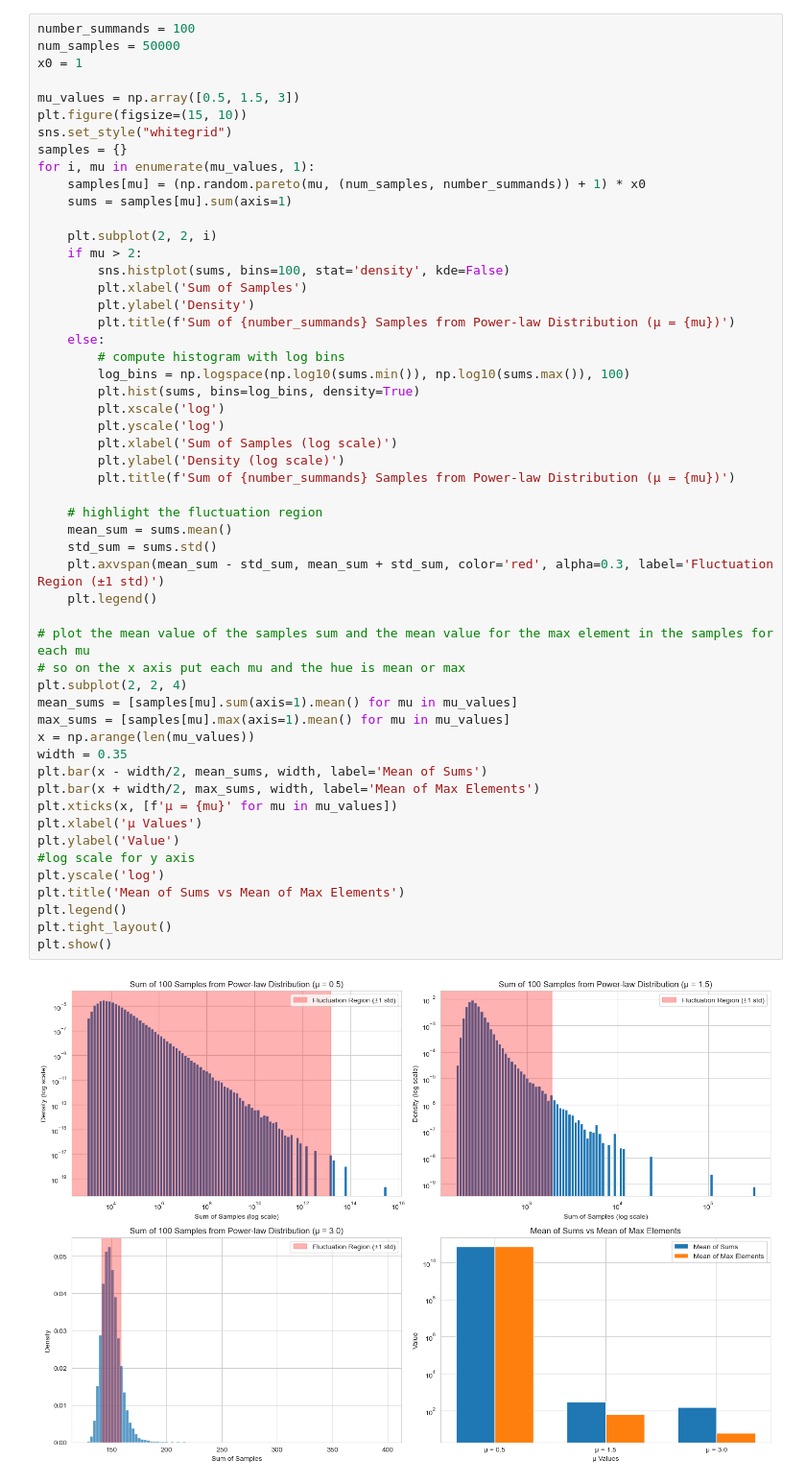
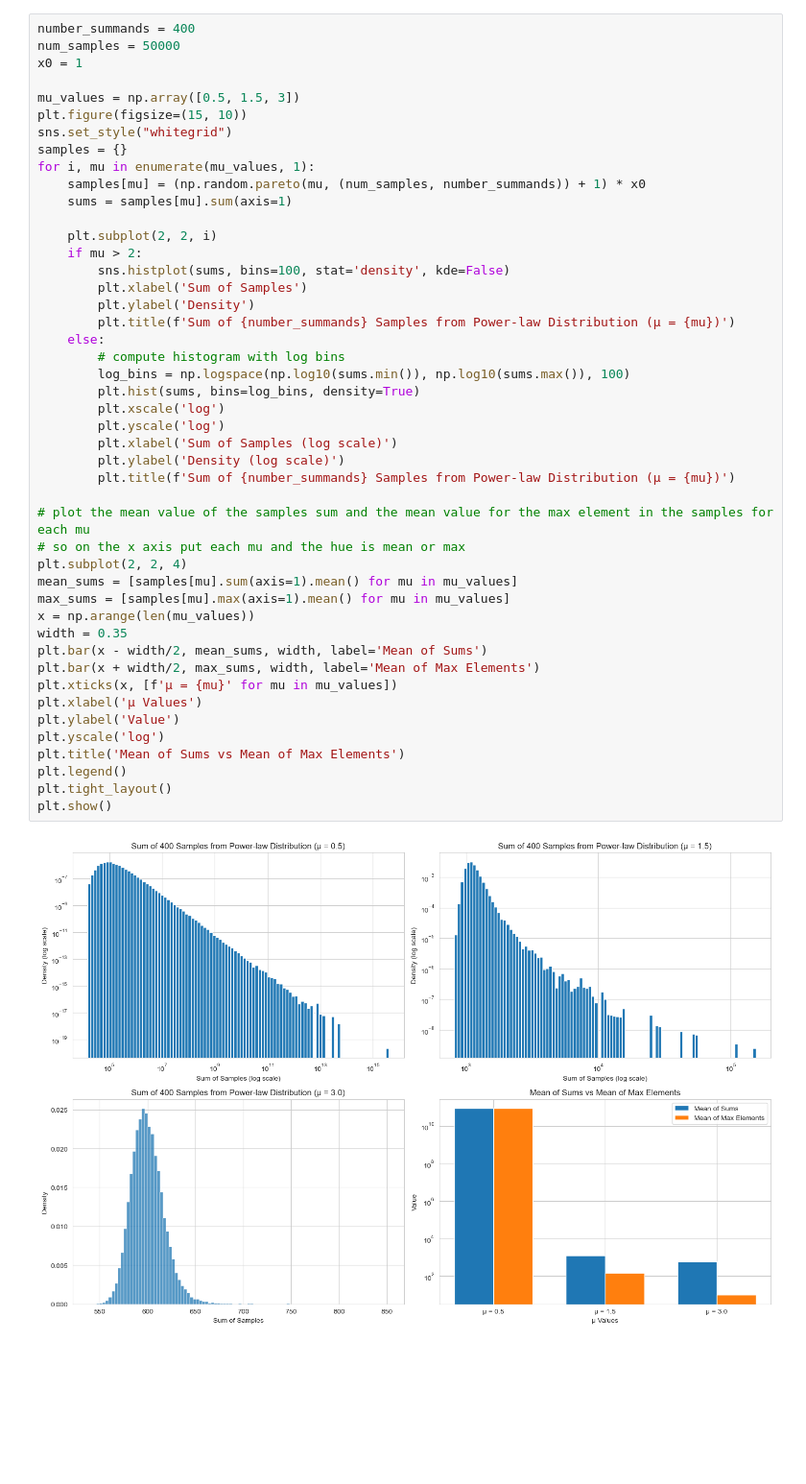
Before and after one commit to daxus4/complex_system_econophysics, a Jupyter notebook: 1_fat_tails.ipynb, the cells around one changed output. Shown at 96% size. Drawn from its saved outputs; the diff is of its cells as text; blank space fills up the shorter version.

```diff
--- a/1_fat_tails.ipynb
+++ b/1_fat_tails.ipynb
@@ -87,7 +86,7 @@ $$
 
 **Goal:** Understand how the exponent $\mu$ controls the applicability of the Central Limit Theorem and how extreme events influence the sum of fat-tailed random variables.
 # %%
-number_summands = 100
+number_summands = 400
 num_samples = 50000
 x0 = 1
 
@@ -106,39 +105,32 @@ for i, mu in enumerate(mu_values, 1):
         plt.ylabel('Density')
         plt.title(f'Sum of {number_summands} Samples from Power-law Distribution (μ = {mu})')
     else:
         # compute histogram with log bins
         log_bins = np.logspace(np.log10(sums.min()), np.log10(sums.max()), 100)
         plt.hist(sums, bins=log_bins, density=True)
         plt.xscale('log')
         plt.yscale('log')
         plt.xlabel('Sum of Samples (log scale)')
         plt.ylabel('Density (log scale)')
         plt.title(f'Sum of {number_summands} Samples from Power-law Distribution (μ = {mu})')
 
-    # highlight the fluctuation region
-    mean_sum = sums.mean()
-    std_sum = sums.std()
-    plt.axvspan(mean_sum - std_sum, mean_sum + std_sum, color='red', alpha=0.3, label='Fluctuation Region (±1 std)')
-    plt.legend()
-
 # plot the mean value of the samples sum and the mean value for the max element in the samples for each mu
 # so on the x axis put each mu and the hue is mean or max
 plt.subplot(2, 2, 4)
 mean_sums = [samples[mu].sum(axis=1).mean() for mu in mu_values]
 max_sums = [samples[mu].max(axis=1).mean() for mu in mu_values]
 x = np.arange(len(mu_values))
 width = 0.35
 plt.bar(x - width/2, mean_sums, width, label='Mean of Sums')
 plt.bar(x + width/2, max_sums, width, label='Mean of Max Elements')
 plt.xticks(x, [f'μ = {mu}' for mu in mu_values])
 plt.xlabel('μ Values')
 plt.ylabel('Value')
-#log scale for y axis
 plt.yscale('log')
 plt.title('Mean of Sums vs Mean of Max Elements')
 plt.legend()
 plt.tight_layout()
 plt.show()
 # %% [output]
-[figure, old version]
+[figure, new version]
 # %% [markdown]
```
Also changed, not shown: parts of 7 cells of this notebook.
